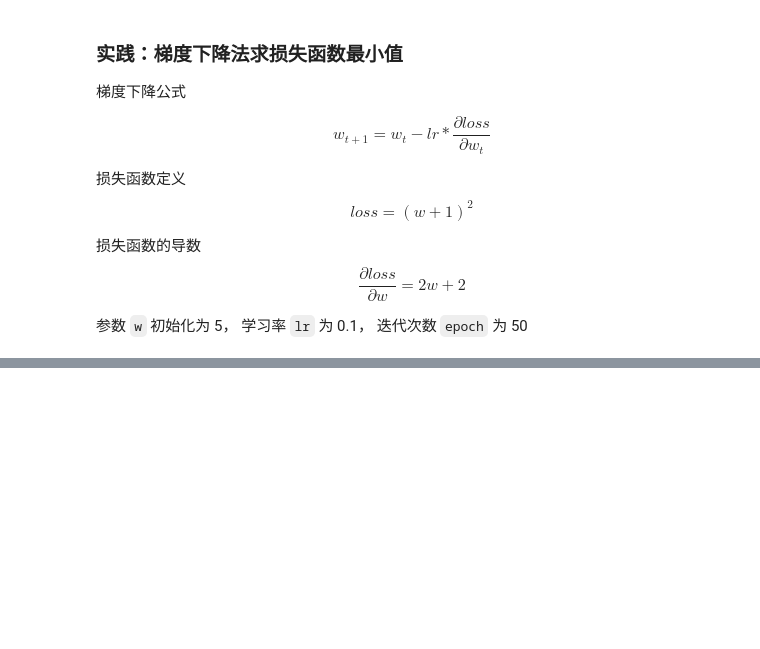
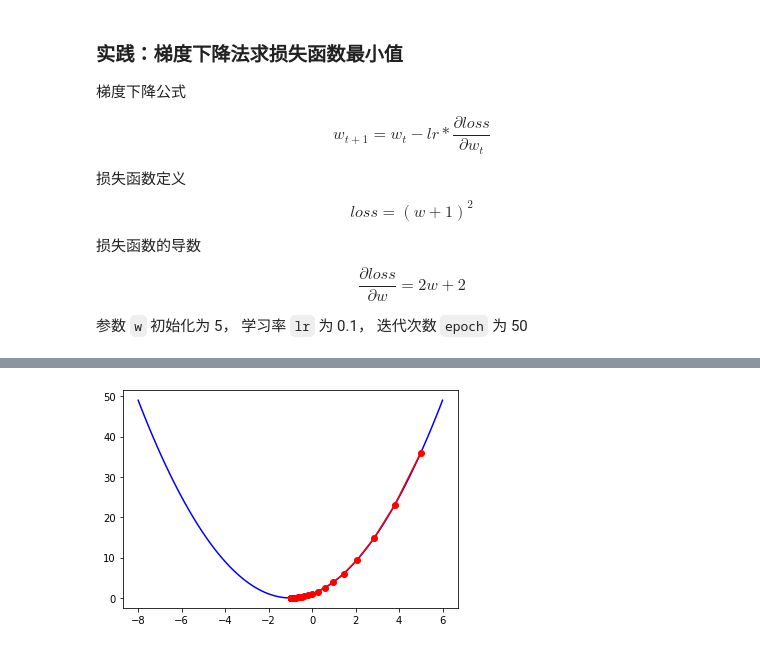
Before and after one commit to InnoFang/tensorflow2-from-zero, a Jupyter notebook: 01. Overview.ipynb, the cells around one changed output, grey strips where cells are left out. Cells and saved outputs as stored; diff of their text form; code cells hidden in the pictures; blank space fills up the shorter version.

```diff
--- a/01. Overview.ipynb
+++ b/01. Overview.ipynb
@@ -429,9 +429,10 @@ $$w_{t+1} = w_t - lr * \frac{\partial loss}{\partial w_t}$$
 # %%
 w = tf.Variable(5, dtype=tf.float32)
 lr = 0.1
-epoch = 50
+epoch = 30
+history = [w.numpy()] # 记录每次迭代后的点
 # %%
-# 开始迭代，次数为 50
+# 开始迭代，次数为 30
 for i in range(epoch):
     # 使用 tf.GradientTape 进行梯度计算
     with tf.GradientTape() as tape:
@@ -442,6 +443,7 @@ for i in range(epoch):
 
     # 依据梯度下降公式对参数进行更新
     w.assign_sub(lr * grads)
+    history.append(w.numpy())
     print('After {} epoch, w is {}, loss is {}'.format(i, w.value(), loss))
 # %% [output]
 After 0 epoch, w is 3.799999952316284, loss is 36.0
@@ -463,0 +466,13 @@ After 49 epoch, w is -0.9999143481254578, loss is 1.1459690085757757e-08
+# %%
+loss = lambda x: (x + 1) ** 2
+x = np.linspace(-8, 6, 100)
+y = loss(x)
+y_history = loss(np.array(history))
+# %%
+import matplotlib.pyplot as plt
+
+plt.plot(x, y, 'b')
+plt.plot(history, y_history, 'r', marker='o')
+plt.show()
+# %% [output]
+[figure, added]
```
Also changed, not shown: parts of 6 cells of this notebook.
